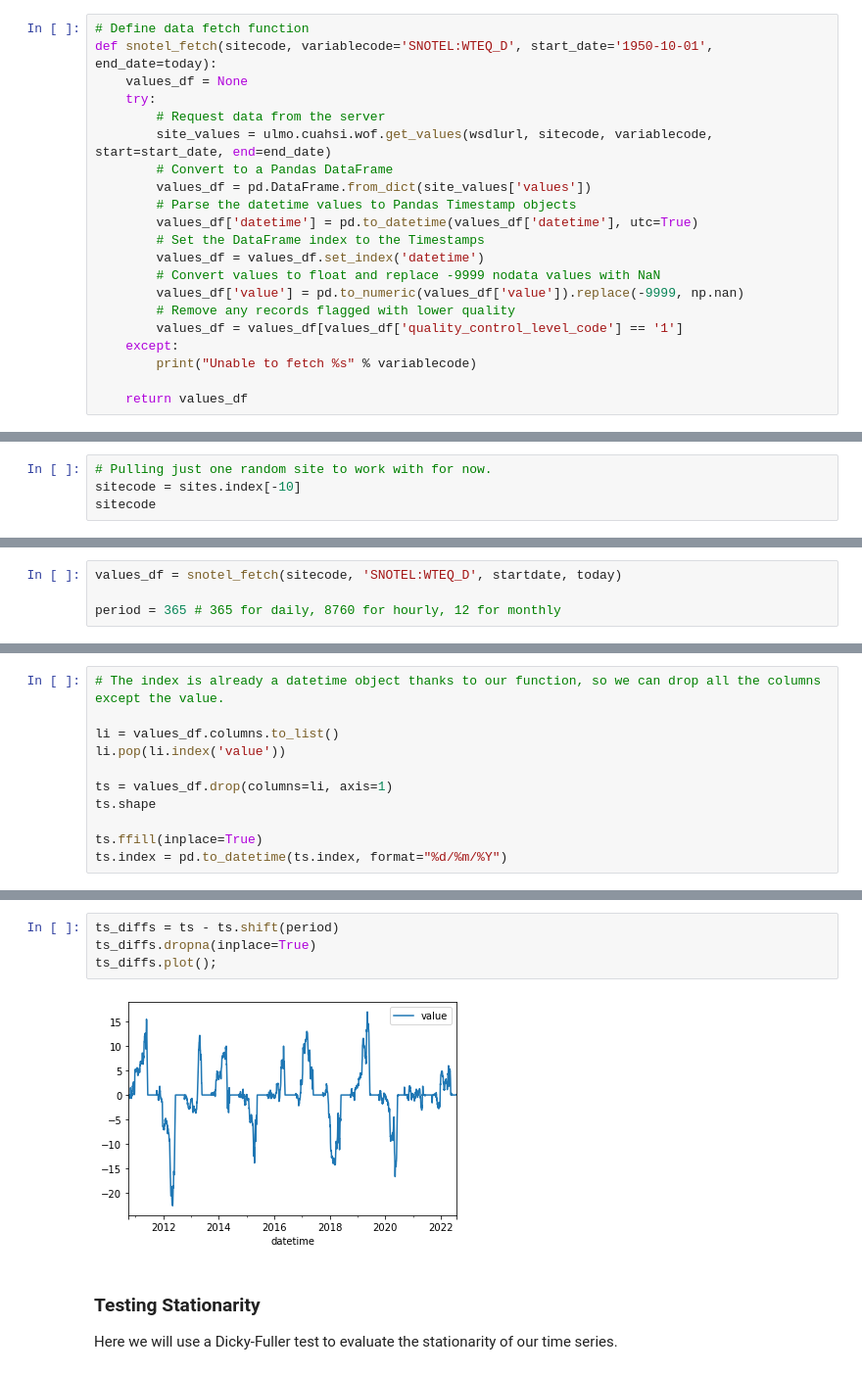
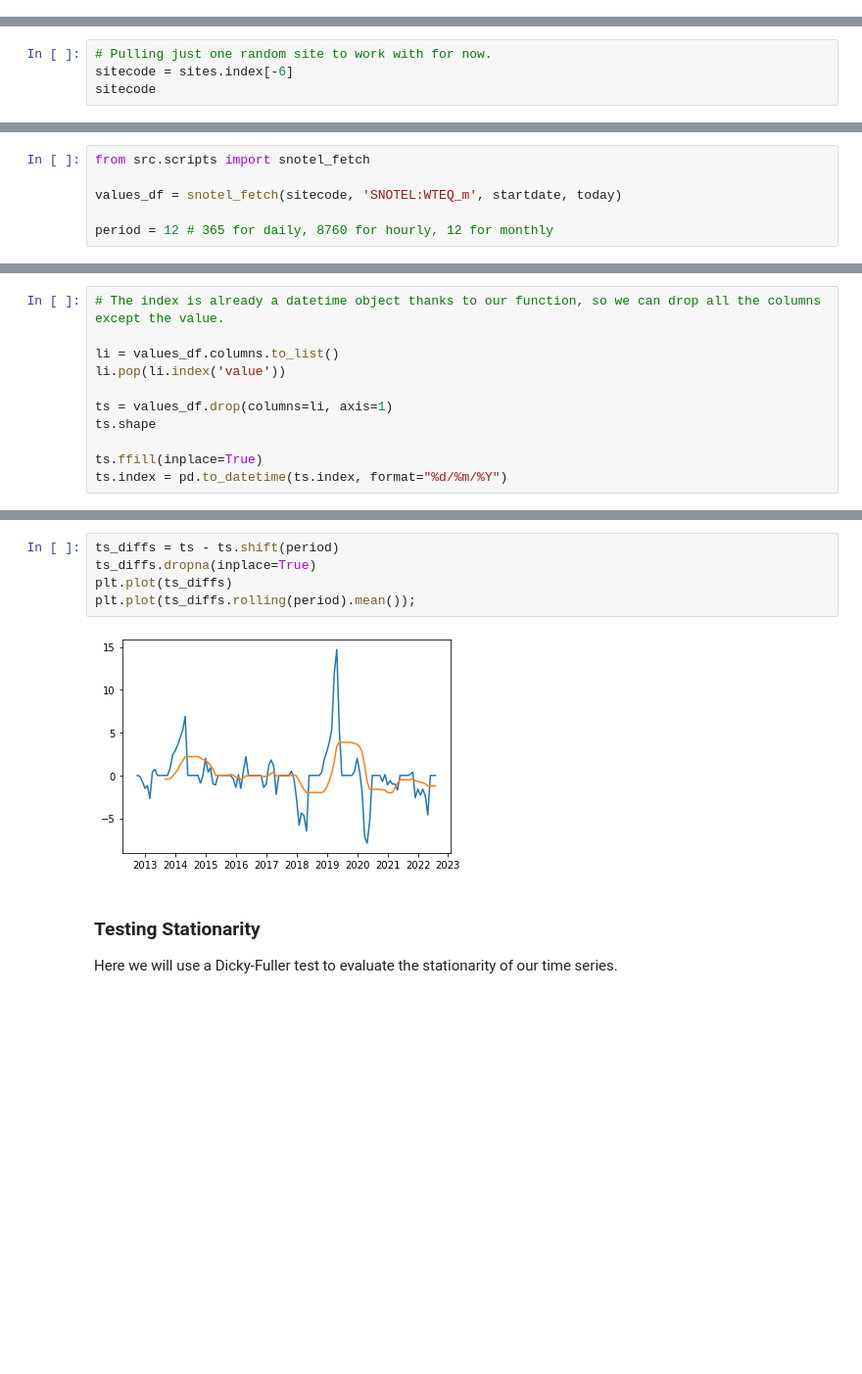
Before and after one commit to NaavSD/Upper_Colorado_River_Storage, a Jupyter notebook: Python/Forecasting_Model.ipynb, the cells around one changed output, grey strips where cells are left out. Shown: that part at 98% size. Cells and saved outputs as stored; diff of their text form; blank space fills up the shorter version.

Commit message:
Consolidated functions to src.scripts. Attempted creation of ARIMA models. ARIMA models not functioning properly in walk-forward validation.

```diff
--- a/Python/Forecasting_Model.ipynb
+++ b/Python/Forecasting_Model.ipynb
@@ -37,30 +34,9 @@ wsdlurl = 'https://hydroportal.cuahsi.org/Snotel/cuahsi_1_1.asmx?WSDL'
-# %%
-# Define data fetch function
-def snotel_fetch(sitecode, variablecode='SNOTEL:WTEQ_D', start_date='1950-10-01', end_date=today):
-    values_df = None
-    try:
-        # Request data from the server
-        site_values = ulmo.cuahsi.wof.get_values(wsdlurl, sitecode, variablecode, start=start_date, end=end_date)
-        # Convert to a Pandas DataFrame
-        values_df = pd.DataFrame.from_dict(site_values['values'])
-        # Parse the datetime values to Pandas Timestamp objects
-        values_df['datetime'] = pd.to_datetime(values_df['datetime'], utc=True)
-        # Set the DataFrame index to the Timestamps
-        values_df = values_df.set_index('datetime')
-        # Convert values to float and replace -9999 nodata values with NaN
-        values_df['value'] = pd.to_numeric(values_df['value']).replace(-9999, np.nan)
-        # Remove any records flagged with lower quality
-        values_df = values_df[values_df['quality_control_level_code'] == '1']
-    except:
-        print("Unable to fetch %s" % variablecode)
-
-    return values_df
 # %% [markdown]
 ## First SNOTEL Site
 
 We'll start the modeling process by running through the workflow with a single weatherstation. Then we'll automate the process with our chosen hyperparameters to run through all the weatherstations.
 # %%
 # Pulling just one random site to work with for now.
-sitecode = sites.index[-10]
+sitecode = sites.index[-6]
 sitecode
 # %% [output]
@@ -68,7 +44,9 @@ sitecode
 # %%
-values_df = snotel_fetch(sitecode, 'SNOTEL:WTEQ_D', startdate, today)
+from src.scripts import snotel_fetch
 
-period = 365 # 365 for daily, 8760 for hourly, 12 for monthly
+values_df = snotel_fetch(sitecode, 'SNOTEL:WTEQ_m', startdate, today)
+
+period = 12 # 365 for daily, 8760 for hourly, 12 for monthly
 # %%
 values_df.shape
 # %% [output]
@@ -116,9 +87,10 @@ ts_diff.plot();
 # %%
 ts_diffs = ts - ts.shift(period)
 ts_diffs.dropna(inplace=True)
-ts_diffs.plot();
+plt.plot(ts_diffs)
+plt.plot(ts_diffs.rolling(period).mean());
 # %% [output]
-[figure, old version]
+[figure, new version]
 # %% [markdown]
 ### Testing Stationarity
 
```
Also changed, not shown: parts of 30 cells of this notebook, 1 other file.
